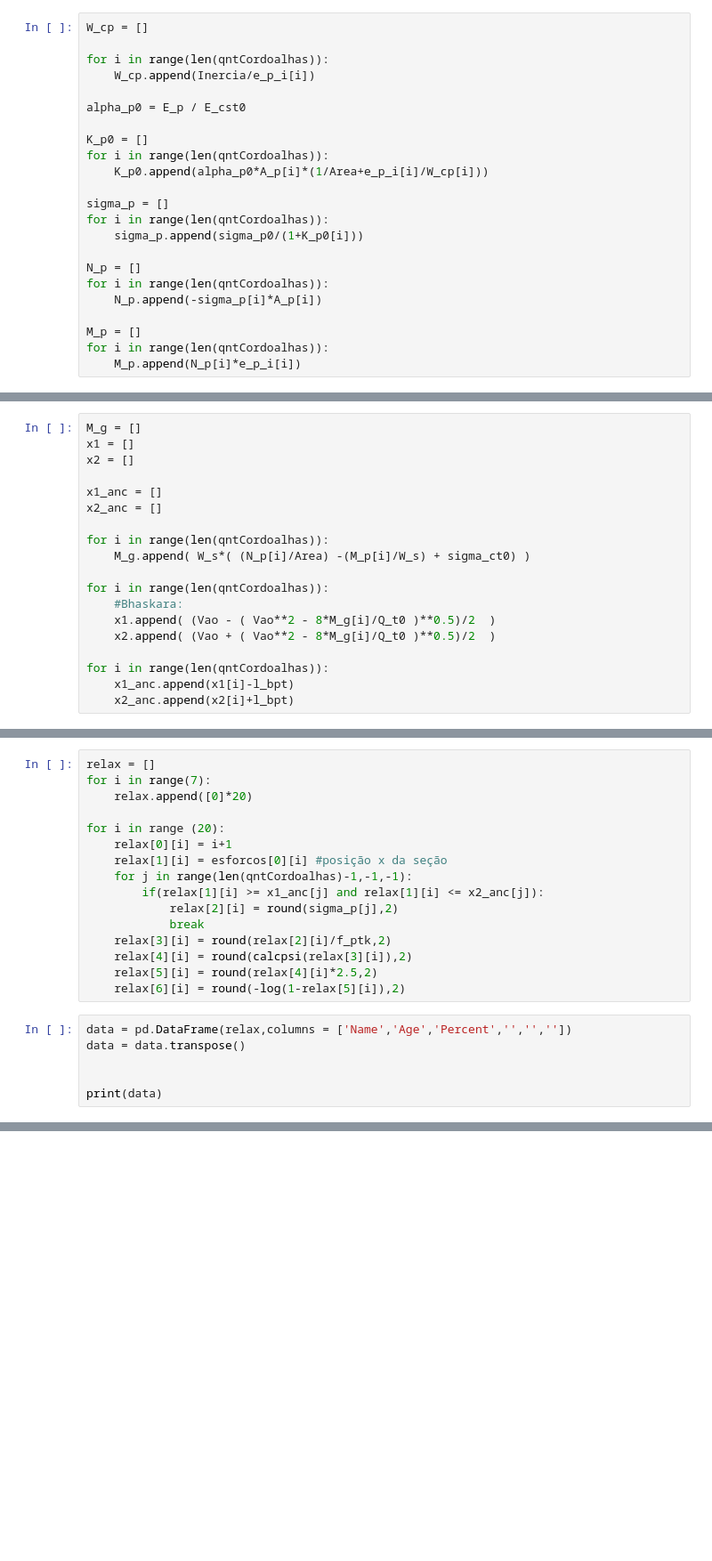
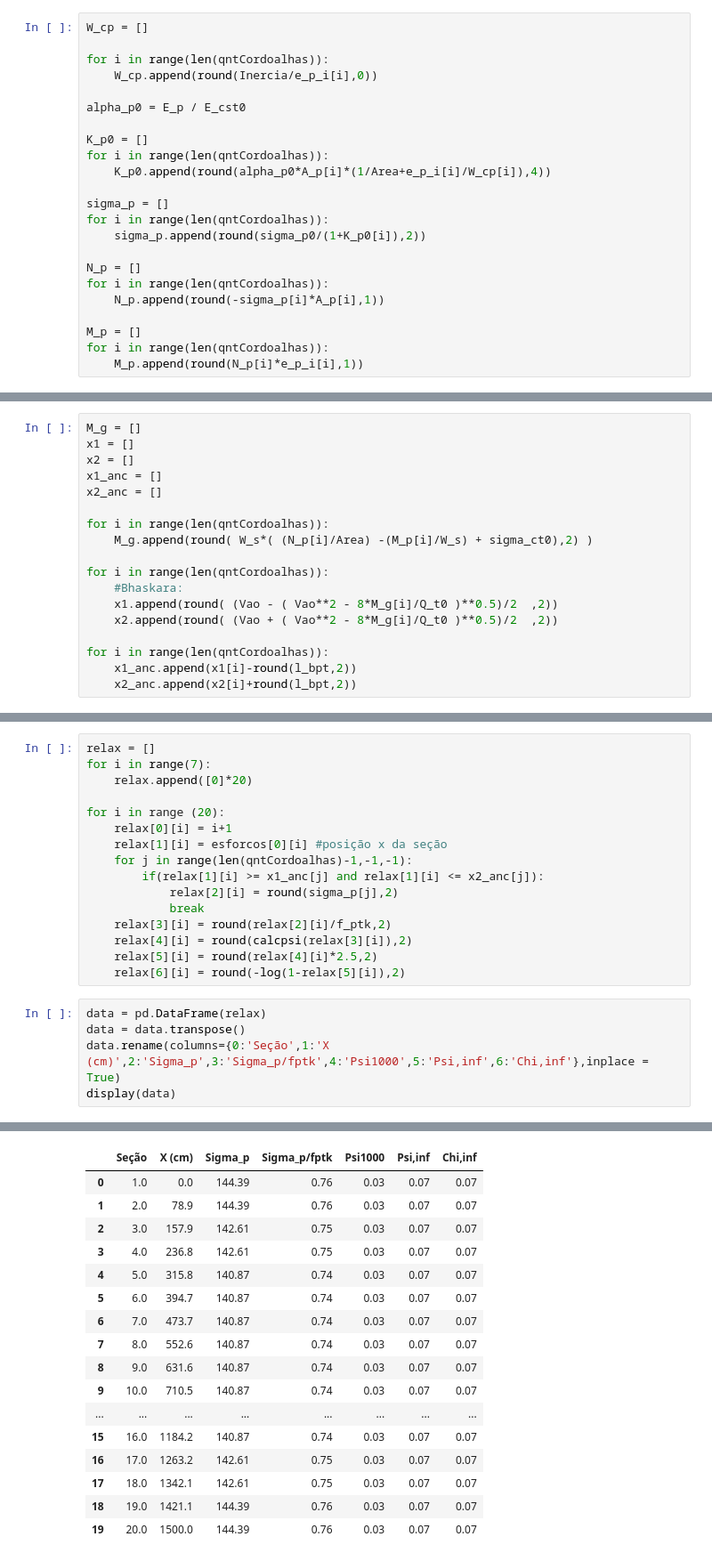
Before and after one commit to GarciaGabe/eng, a Jupyter notebook: Viga Protendida.ipynb, the cells around one changed output, grey strips where cells are left out. Shown at 89% size. Cells and saved outputs as stored; diff of their text form; blank space fills up the shorter version.

```diff
--- a/Viga Protendida.ipynb
+++ b/Viga Protendida.ipynb
@@ -424,23 +424,23 @@ for i in range(len(qntCordoalhas)):
 W_cp = []
 
 for i in range(len(qntCordoalhas)):
-    W_cp.append(Inercia/e_p_i[i])
+    W_cp.append(round(Inercia/e_p_i[i],0))
 
 alpha_p0 = E_p / E_cst0
 
 K_p0 = []
 for i in range(len(qntCordoalhas)):
-    K_p0.append(alpha_p0*A_p[i]*(1/Area+e_p_i[i]/W_cp[i]))
+    K_p0.append(round(alpha_p0*A_p[i]*(1/Area+e_p_i[i]/W_cp[i]),4))
 
 sigma_p = []
 for i in range(len(qntCordoalhas)):
-    sigma_p.append(sigma_p0/(1+K_p0[i]))
+    sigma_p.append(round(sigma_p0/(1+K_p0[i]),2))
 
 N_p = []
 for i in range(len(qntCordoalhas)):
-    N_p.append(-sigma_p[i]*A_p[i])
+    N_p.append(round(-sigma_p[i]*A_p[i],1))
 
 M_p = []
 for i in range(len(qntCordoalhas)):
-    M_p.append(N_p[i]*e_p_i[i])
+    M_p.append(round(N_p[i]*e_p_i[i],1))
 # %%
@@ -477,19 +459,18 @@ M_{p} &= [-66306.17,\ -81858.79,\ -97031.84] \;
 M_g = []
 x1 = []
 x2 = []
-
 x1_anc = []
 x2_anc = []
 
 for i in range(len(qntCordoalhas)):
-    M_g.append( W_s*( (N_p[i]/Area) -(M_p[i]/W_s) + sigma_ct0) )
+    M_g.append(round( W_s*( (N_p[i]/Area) -(M_p[i]/W_s) + sigma_ct0),2) )
 
 for i in range(len(qntCordoalhas)):
     #Bhaskara:
-    x1.append( (Vao - ( Vao**2 - 8*M_g[i]/Q_t0 )**0.5)/2  )
-    x2.append( (Vao + ( Vao**2 - 8*M_g[i]/Q_t0 )**0.5)/2  )
+    x1.append(round( (Vao - ( Vao**2 - 8*M_g[i]/Q_t0 )**0.5)/2  ,2))
+    x2.append(round( (Vao + ( Vao**2 - 8*M_g[i]/Q_t0 )**0.5)/2  ,2))
 
 for i in range(len(qntCordoalhas)):
-    x1_anc.append(x1[i]-l_bpt)
-    x2_anc.append(x2[i]+l_bpt)
+    x1_anc.append(x1[i]-round(l_bpt,2))
+    x2_anc.append(x2[i]+round(l_bpt,2))
 # %%
@@ -676,9 +645,8 @@ for i in range (20):
     relax[5][i] = round(relax[4][i]*2.5,2)
     relax[6][i] = round(-log(1-relax[5][i]),2)
 # %%
-data = pd.DataFrame(relax,columns = ['Name','Age','Percent','','',''])
+data = pd.DataFrame(relax)
 data = data.transpose()
-
-
-print(data)
+data.rename(columns={0:'Seção',1:'X (cm)',2:'Sigma_p',3:'Sigma_p/fptk',4:'Psi1000',5:'Psi,inf',6:'Chi,inf'},inplace = True)
+display(data)
 # %% [output]
@@ -685,0 +653,17 @@ ValueError: 6 columns passed, passed data had 20 columns
+|  | Seção | X (cm) | Sigma_p | Sigma_p/fptk | Psi1000 | Psi,inf | Chi,inf |
+| 0 | 1.0 | 0.0 | 144.39 | 0.76 | 0.03 | 0.07 | 0.07 |
+| 1 | 2.0 | 78.9 | 144.39 | 0.76 | 0.03 | 0.07 | 0.07 |
+| 2 | 3.0 | 157.9 | 142.61 | 0.75 | 0.03 | 0.07 | 0.07 |
+| 3 | 4.0 | 236.8 | 142.61 | 0.75 | 0.03 | 0.07 | 0.07 |
+| 4 | 5.0 | 315.8 | 140.87 | 0.74 | 0.03 | 0.07 | 0.07 |
+| 5 | 6.0 | 394.7 | 140.87 | 0.74 | 0.03 | 0.07 | 0.07 |
+| 6 | 7.0 | 473.7 | 140.87 | 0.74 | 0.03 | 0.07 | 0.07 |
+| 7 | 8.0 | 552.6 | 140.87 | 0.74 | 0.03 | 0.07 | 0.07 |
+| 8 | 9.0 | 631.6 | 140.87 | 0.74 | 0.03 | 0.07 | 0.07 |
+| 9 | 10.0 | 710.5 | 140.87 | 0.74 | 0.03 | 0.07 | 0.07 |
+| ... | ... | ... | ... | ... | ... | ... | ... |
+| 15 | 16.0 | 1184.2 | 140.87 | 0.74 | 0.03 | 0.07 | 0.07 |
+| 16 | 17.0 | 1263.2 | 142.61 | 0.75 | 0.03 | 0.07 | 0.07 |
+| 17 | 18.0 | 1342.1 | 142.61 | 0.75 | 0.03 | 0.07 | 0.07 |
+| 18 | 19.0 | 1421.1 | 144.39 | 0.76 | 0.03 | 0.07 | 0.07 |
+| 19 | 20.0 | 1500.0 | 144.39 | 0.76 | 0.03 | 0.07 | 0.07 |
```
Also changed, not shown: parts of 3 cells of this notebook.
